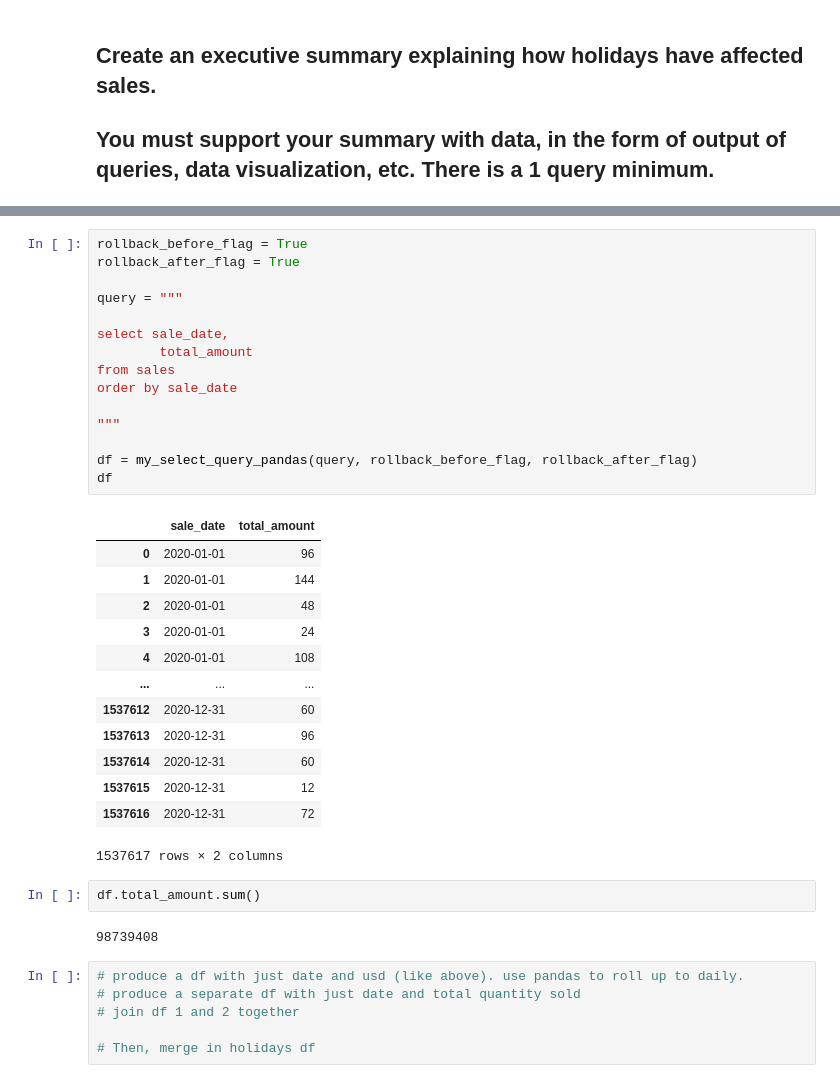
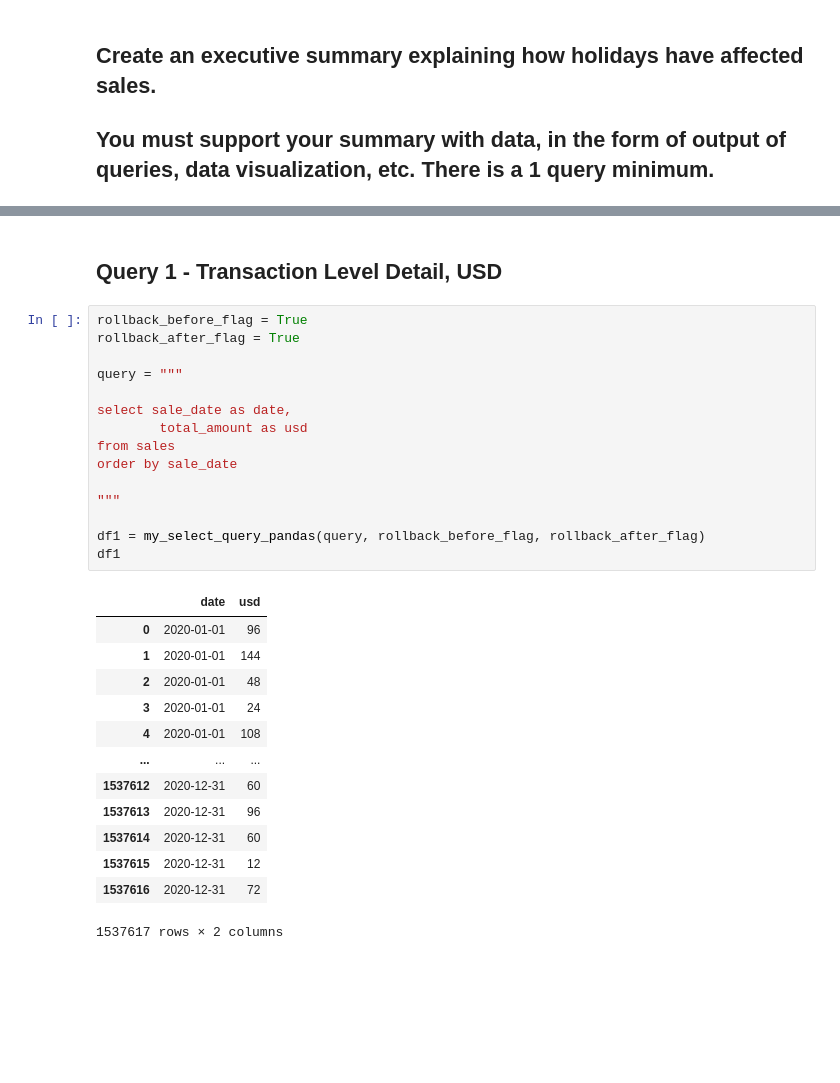
Before and after one commit to jvgalvin/Portfolio, a Jupyter notebook: project_1_4.ipynb, the cells around one changed output, grey strips where cells are left out. Cells and saved outputs as stored; diff of their text form; blank space fills up the shorter version.

```diff
--- a/project_1_4.ipynb
+++ b/project_1_4.ipynb
@@ -86,20 +92,22 @@ cursor = connection.cursor()
+# %% [markdown]
+## Query 1 - Transaction Level Detail, USD
 # %%
 rollback_before_flag = True
 rollback_after_flag = True
 
 query = """
 
-select sale_date,
-        total_amount
+select sale_date as date,
+        total_amount as usd
 from sales
 order by sale_date
 
 """
 
-df = my_select_query_pandas(query, rollback_before_flag, rollback_after_flag)
-df
+df1 = my_select_query_pandas(query, rollback_before_flag, rollback_after_flag)
+df1
 # %% [output]
-|  | sale_date | total_amount |
+|  | date | usd |
 | 0 | 2020-01-01 | 96 |
 | 1 | 2020-01-01 | 144 |
 | 2 | 2020-01-01 | 48 |
@@ -112,13 +120,3 @@ df
 | 1537615 | 2020-12-31 | 12 |
 | 1537616 | 2020-12-31 | 72 |
 1537617 rows × 2 columns
-# %%
-df.total_amount.sum()
-# %% [output]
-98739408
-# %%
-# produce a df with just date and usd (like above). use pandas to roll up to daily.
-# produce a separate df with just date and total quantity sold
-# join df 1 and 2 together
-
-# Then, merge in holidays df
```
Also changed, not shown: parts of 19 cells of this notebook.
